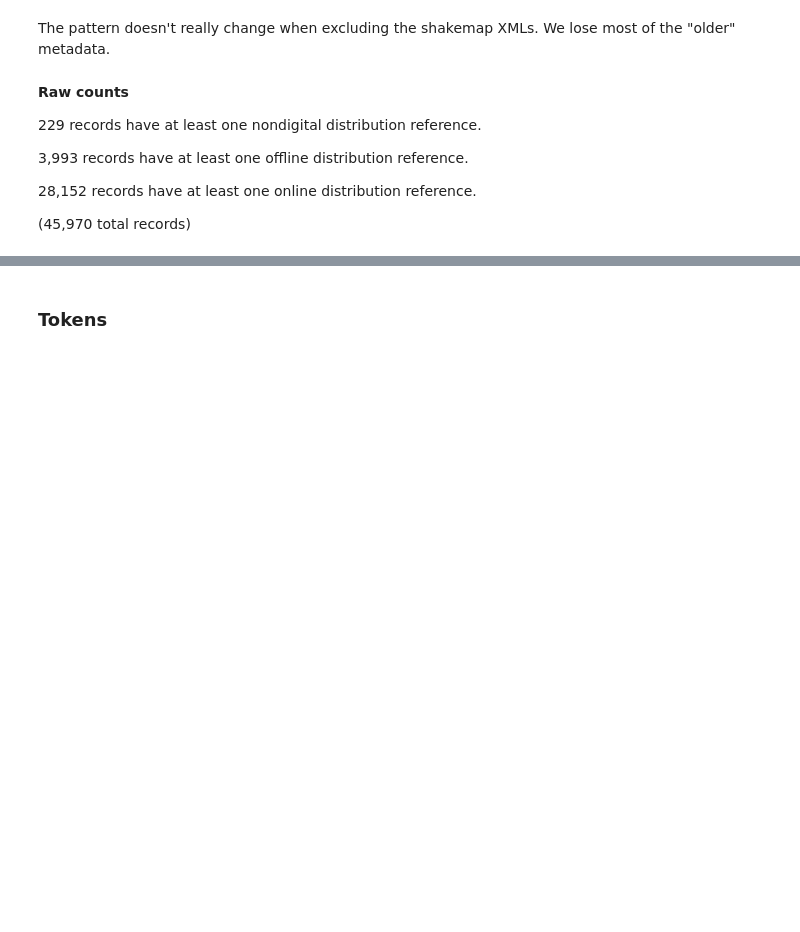
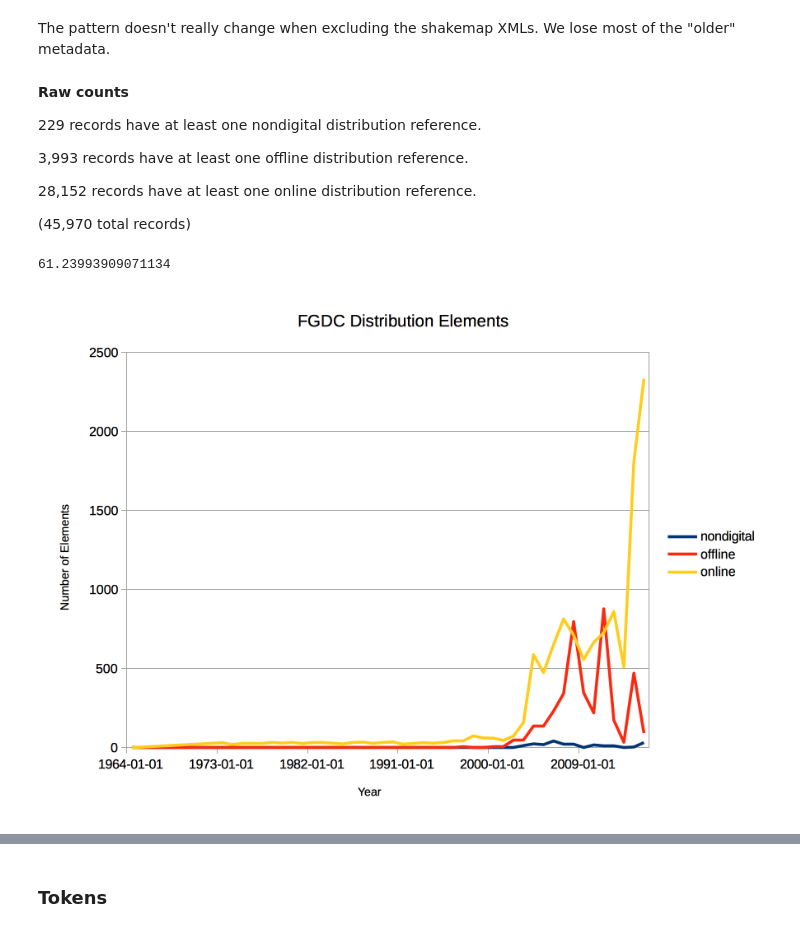
Before and after one commit to b-cube/Response-Identification-Info, a Jupyter notebook: notebooks/Analysis - Metadata Metrics fine-grained.ipynb, the cells around one changed output, grey strips where cells are left out. Saved outputs shown, nothing was run; the diff lists cells and outputs as text; code cells hidden in the pictures; blank space fills up the shorter version.

Commit message:
distro link graphics

```diff
--- a/notebooks/Analysis - Metadata Metrics fine-grained.ipynb
+++ b/notebooks/Analysis - Metadata Metrics fine-grained.ipynb
@@ -839,3 +839,12 @@ from metadata_completeness m
 28,152 records have at least one online distribution reference.
 
 (45,970 total records)
+# %%
+28152/45970. * 100.
+# %% [output]
+61.23993909071134
+# %%
+from IPython.display import Image
+Image(filename='screenshots/fgdc_distro_elems_year.png')
+# %% [output]
+[figure, added]
```
Also changed, not shown: parts of 1 cell of this notebook, 2 other files.
